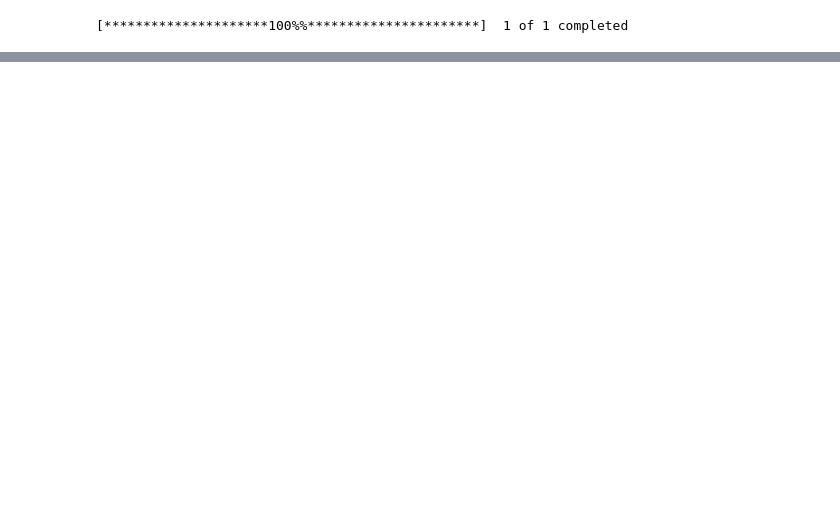
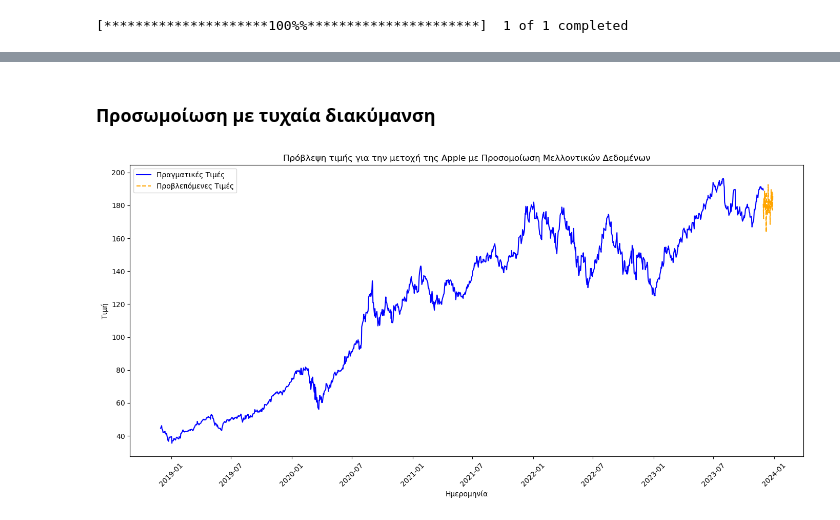
Before and after one commit to KwstasGer/Stock-Prediction-App, a Jupyter notebook: jupyter_ai_project/Decision_trees.ipynb, the cells around one changed output, grey strips where cells are left out. Saved outputs shown, nothing was run; the diff lists cells and outputs as text; code cells hidden in the pictures; blank space fills up the shorter version.

```diff
--- a/jupyter_ai_project/Decision_trees.ipynb
+++ b/jupyter_ai_project/Decision_trees.ipynb
@@ -61,0 +70,48 @@ plt.show()
+# %%
+# Υπολογίζουμε το μέσο όρο και την τυπική απόκλιση των τελευταίων 30 ημερών για τα features
+mean_values = df[['Open', 'High', 'Low', 'Volume', 'Adj Close']].tail(30).mean()
+std_values = df[['Open', 'High', 'Low', 'Volume', 'Adj Close']].tail(30).std()
+
+# Προσδιορίζουμε την τελευταία ημερομηνία των δεδομένων
+last_date = df.index[-1]
+
+# Δημιουργούμε ένα νέο DataFrame για τις μελλοντικές ημερομηνίες
+future_dates = pd.date_range(start=last_date, periods=30, freq='D')
+future_df = pd.DataFrame(index=future_dates)
+
+# Προσθέτουμε τυχαία διακύμανση στις μέσες τιμές για κάθε feature
+for feature in mean_values.index:
+    future_df[feature] = mean_values[feature] + np.random.normal(0, std_values[feature], size=len(future_dates))
+
+# Κάνουμε προβλέψεις χρησιμοποιώντας το μοντέλο
+future_predictions = model.predict(future_df[['Open', 'High', 'Low', 'Volume', 'Adj Close']])
+
+# Εκτυπώνουμε τις προβλέψεις
+future_df['Predictions'] = future_predictions
+# %% [markdown]
+### Προσωμοίωση με τυχαία διακύμανση
+# %%
+# Ρυθμίζουμε τον οριζόντιο άξονα (x-axis) για να εμφανίζει ημερομηνίες κάθε έξι μήνες
+locator = mdates.MonthLocator(interval=6)
+formatter = mdates.DateFormatter('%Y-%m')
+
+# Δημιουργία του διαγράμματος
+plt.figure(figsize=(14, 7))
+plt.gca().xaxis.set_major_locator(locator)
+plt.gca().xaxis.set_major_formatter(formatter)
+
+# Πραγματικές τιμές
+plt.plot(df.index, df['Close'], label='Πραγματικές Τιμές', color='blue')
+
+# Προβλεπόμενες τιμές για το μέλλον
+plt.plot(future_df.index, future_df['Predictions'], label='Προβλεπόμενες Τιμές', color='orange', linestyle='--')
+
+plt.xlabel('Ημερομηνία')
+plt.ylabel('Τιμή')
+plt.title('Πρόβλεψη τιμής για την μετοχή της Apple με Προσομοίωση Μελλοντικών Δεδομένων')
+plt.legend()
+plt.xticks(rotation=45)
+plt.tight_layout()
+plt.show()
+# %% [output]
+[figure, added]
```
Also changed, not shown: parts of 15 cells of this notebook, 3 other files.
